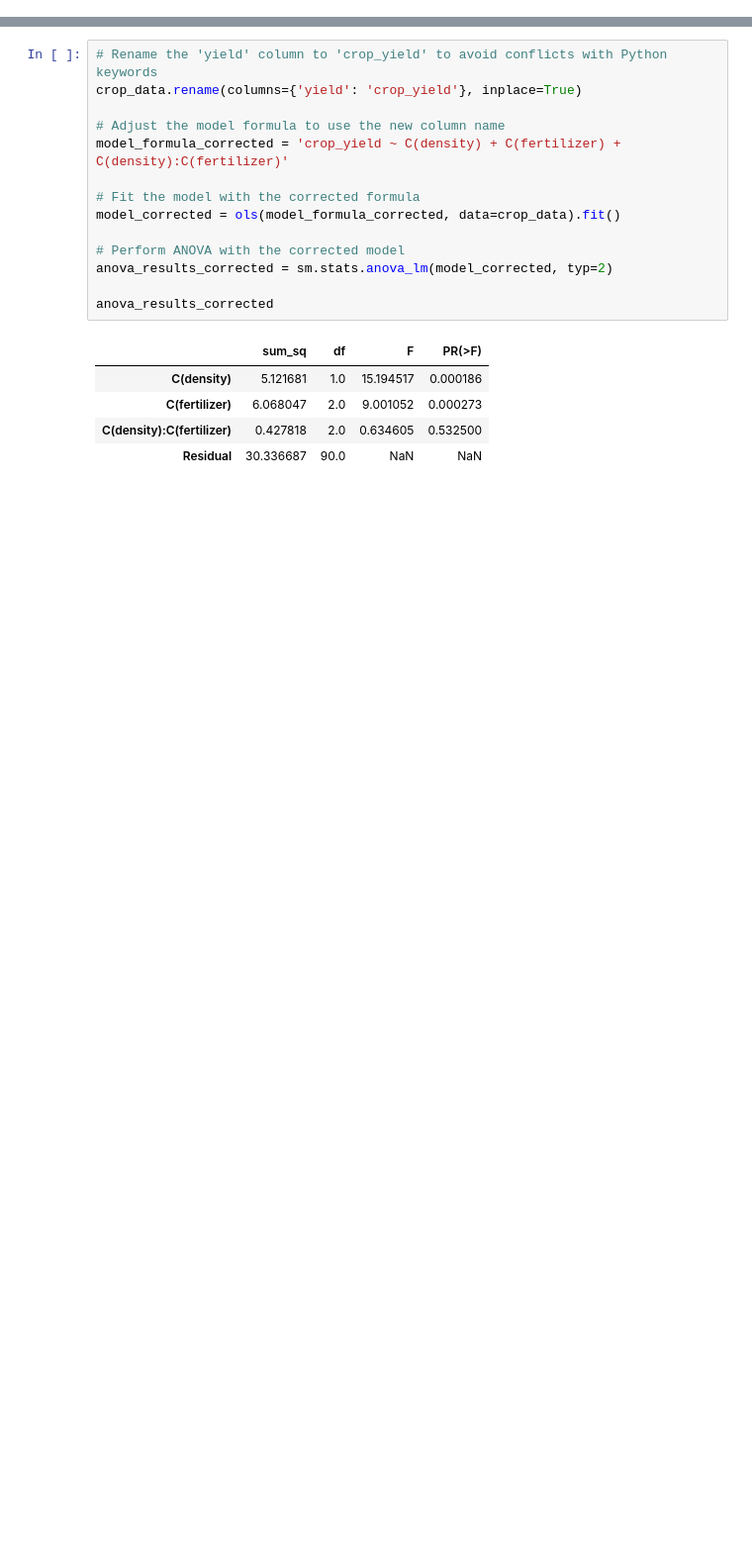
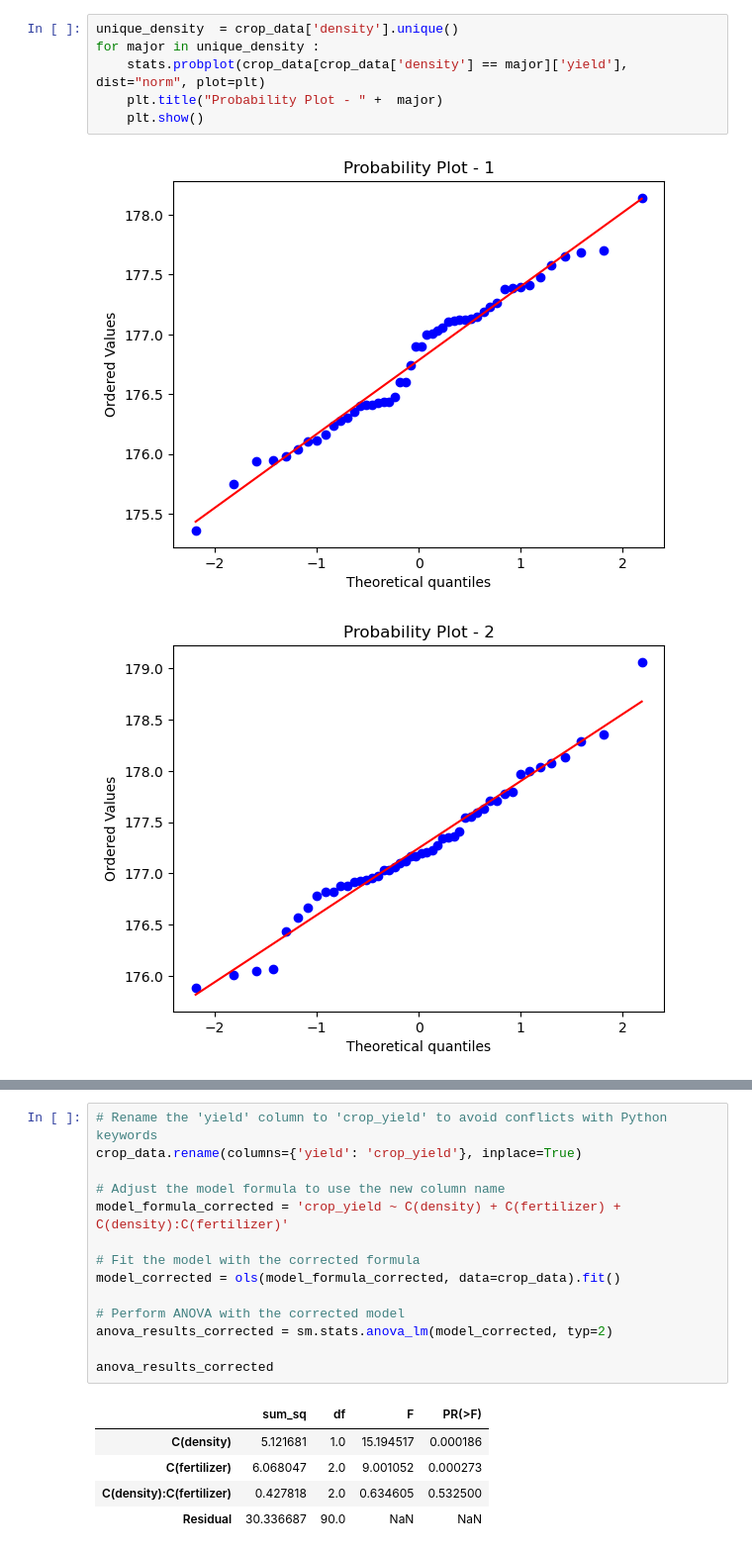
Before and after one commit to DiogoRibeiro7/Medium-Blog, a Jupyter notebook: anova_analysis/anova_analysis.ipynb, the cells around one changed output, grey strips where cells are left out. Shown at 99% size. Drawn from its saved outputs; the diff is of its cells as text; blank space fills up the shorter version.

```diff
--- a/anova_analysis/anova_analysis.ipynb
+++ b/anova_analysis/anova_analysis.ipynb
@@ -20,0 +68,9 @@ crop_data.head()
+# %%
+unique_density  = crop_data['density'].unique()
+for major in unique_density :
+    stats.probplot(crop_data[crop_data['density'] == major]['yield'], dist="norm", plot=plt)
+    plt.title("Probability Plot - " +  major)
+    plt.show()
+# %% [output]
+[figure, added]
+[figure, added]
```
Also changed, not shown: parts of 24 cells of this notebook, 6 other files.
